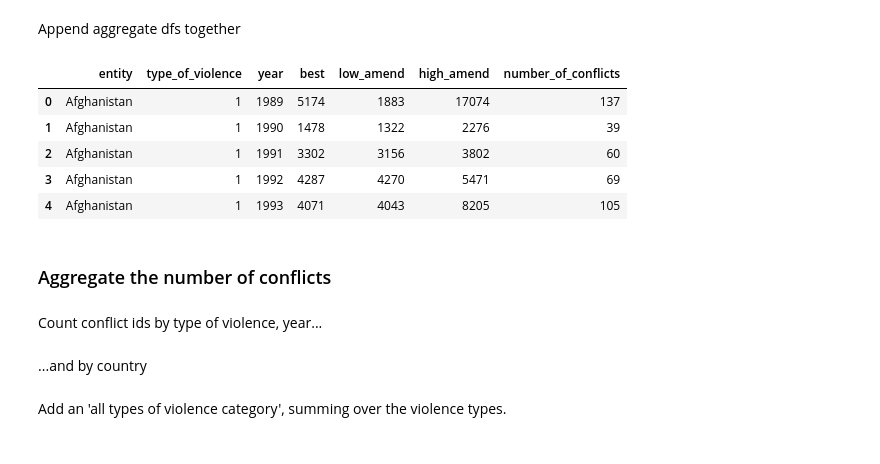
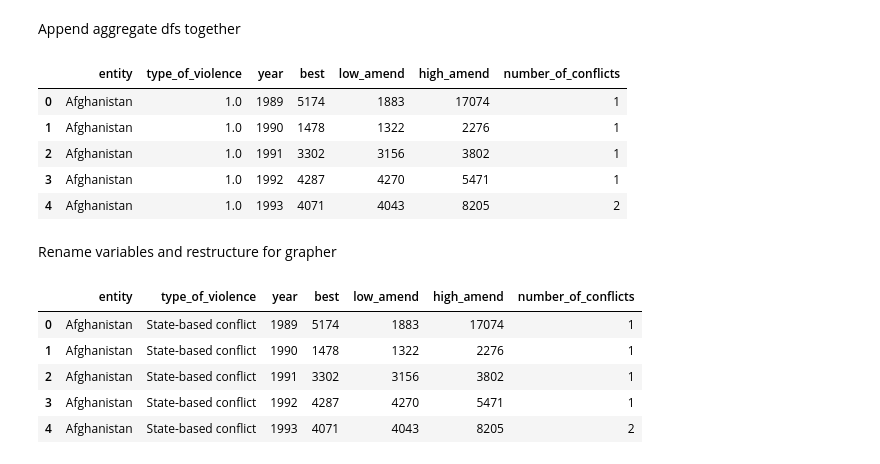
Before and after one commit to owid/notebooks, a Jupyter notebook: JoeHasell/UCDP and PRIO/UCDP_georeferenced/Aggregate.ipynb, the cells around one changed output. Saved outputs shown, nothing was run; the diff lists cells and outputs as text; code cells hidden in the pictures.

```diff
--- a/JoeHasell/UCDP and PRIO/UCDP_georeferenced/Aggregate.ipynb
+++ b/JoeHasell/UCDP and PRIO/UCDP_georeferenced/Aggregate.ipynb
@@ -20,12 +53,15 @@ A function that sums over a range of cols and counts unique values over a range
 # %%
-def my_aggregation(df, cols_to_group_by, cols_to_sum, cols_to_count):
+def my_aggregation(df, cols_to_group_by):
+
+    cols_to_sum = ['best', 'low_amend', 'high_amend']
+    cols_to_count = 'conflict_new_id'
 
     # Sum deaths
     df_deaths_agg = df.groupby(cols_to_group_by)[cols_to_sum].sum()
     df_deaths_agg = df_deaths_agg.reset_index()
 
     # Count conflicts
-    df_confl_agg = df.groupby(cols_to_group_by)[cols_to_count].count()
+    df_confl_agg = df.groupby(cols_to_group_by)[cols_to_count].nunique()
     df_confl_agg = df_confl_agg.reset_index()
 
     df_confl_agg.rename(columns = {"conflict_new_id":"number_of_conflicts"}, inplace = True)
@@ -98,0 +131,11 @@ df_world_agg.head()
+# %%
+df_alltype_country_agg = my_aggregation(
+    df = df,
+    cols_to_group_by = ['OWID_country_name', 'year']
+    )
+
+df_alltype_country_agg.rename(columns = {"OWID_country_name":"entity"}, inplace = True)
+
+df_alltype_country_agg['type_of_violence'] = 999 # code for 'all types'
+
+df_alltype_country_agg.head()
@@ -98,0 +151,11 @@ df_world_agg.head()
+# %%
+df_alltype_region_agg = my_aggregation(
+    df = df,
+    cols_to_group_by = ['region','year']
+    )
+
+df_alltype_region_agg.rename(columns = {"region":"entity"}, inplace = True)
+
+df_alltype_country_agg['type_of_violence'] = 999 # code for 'all types'
+
+df_alltype_region_agg.head()
@@ -98,0 +171,12 @@ df_world_agg.head()
+# %%
+df_alltype_world_agg = my_aggregation(
+    df = df,
+    cols_to_group_by = ['year']
+    )
+
+df_alltype_world_agg['entity'] = "World"
+
+df_alltype_country_agg['type_of_violence'] = 999 # code for 'all types'
+
+
+df_alltype_world_agg.head()
@@ -99,20 +190,15 @@ df_world_agg.head()
 # %% [markdown]
 Append aggregate dfs together
 # %%
-frames = [df_country_agg, df_region_agg, df_world_agg]
+frames = [df_bytype_country_agg, df_bytype_region_agg, df_bytype_world_agg,\
+          df_alltype_country_agg, df_alltype_region_agg, df_alltype_world_agg]
 
 df_agg = pd.concat(frames)
 df_agg.head()
 # %% [output]
 |  | entity | type_of_violence | year | best | low_amend | high_amend | number_of_conflicts |
-| 0 | Afghanistan | 1 | 1989 | 5174 | 1883 | 17074 | 137 |
-| 1 | Afghanistan | 1 | 1990 | 1478 | 1322 | 2276 | 39 |
-| 2 | Afghanistan | 1 | 1991 | 3302 | 3156 | 3802 | 60 |
-| 3 | Afghanistan | 1 | 1992 | 4287 | 4270 | 5471 | 69 |
-| 4 | Afghanistan | 1 | 1993 | 4071 | 4043 | 8205 | 105 |
+| 0 | Afghanistan | 1.0 | 1989 | 5174 | 1883 | 17074 | 1 |
+| 1 | Afghanistan | 1.0 | 1990 | 1478 | 1322 | 2276 | 1 |
+| 2 | Afghanistan | 1.0 | 1991 | 3302 | 3156 | 3802 | 1 |
+| 3 | Afghanistan | 1.0 | 1992 | 4287 | 4270 | 5471 | 1 |
+| 4 | Afghanistan | 1.0 | 1993 | 4071 | 4043 | 8205 | 2 |
-# %% [markdown]
-### Aggregate the number of conflicts
-# %% [markdown]
-Count conflict ids by type of violence, year...
-# %% [markdown]
-...and by country
@@ -130,2 +205,18 @@ df.groupby('column_name').count().
-# %% [markdown]
-Add an 'all types of violence category', summing over the violence types.
+# %% [markdown]
+Rename variables and restructure for grapher
+# %%
+type_text = {1: "State-based conflict",
+             2: "Non-state conflict",
+             3: "One-sided violence",
+             999: "All types of organised violence"}
+
+df_agg = df_agg.replace(dict(type_of_violence = type_text))
+
+df_agg.head()
+# %% [output]
+|  | entity | type_of_violence | year | best | low_amend | high_amend | number_of_conflicts |
+| 0 | Afghanistan | State-based conflict | 1989 | 5174 | 1883 | 17074 | 1 |
+| 1 | Afghanistan | State-based conflict | 1990 | 1478 | 1322 | 2276 | 1 |
+| 2 | Afghanistan | State-based conflict | 1991 | 3302 | 3156 | 3802 | 1 |
+| 3 | Afghanistan | State-based conflict | 1992 | 4287 | 4270 | 5471 | 1 |
+| 4 | Afghanistan | State-based conflict | 1993 | 4071 | 4043 | 8205 | 2 |
```
Also changed, not shown: parts of 22 cells of this notebook.
